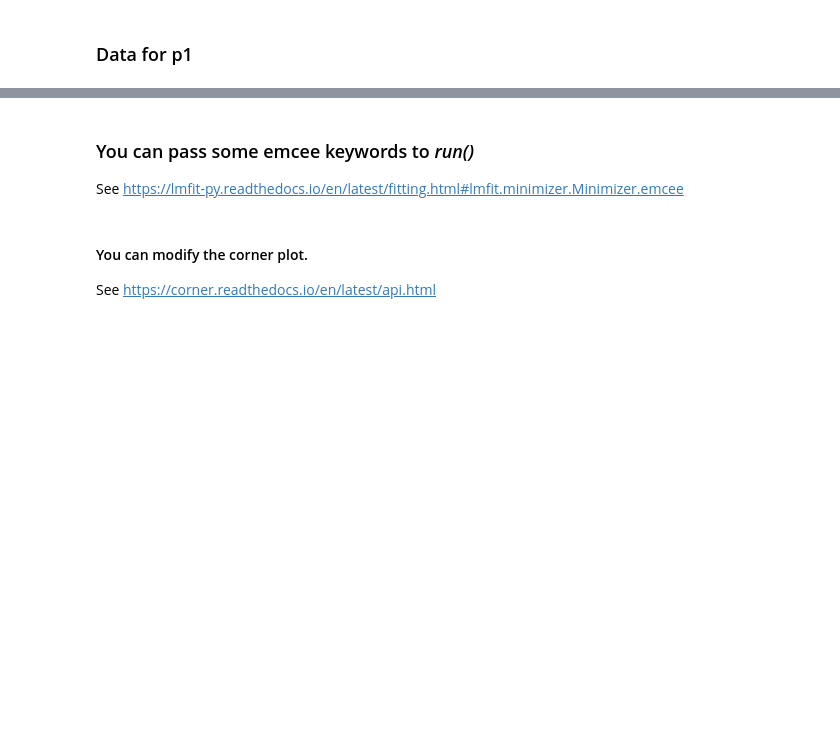
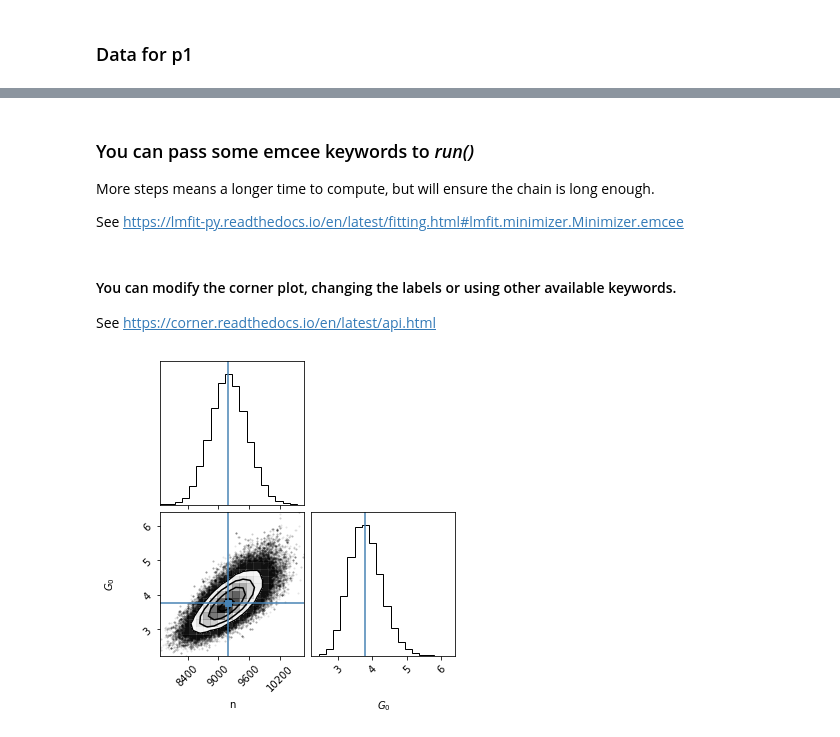
Before and after one commit to mpound/pdrtpy, a Jupyter notebook: rcw49.ipynb, the cells around one changed output, grey strips where cells are left out. Cells and saved outputs as stored; diff of their text form; code cells hidden in the pictures; blank space fills up the shorter version.

```diff
--- a/rcw49.ipynb
+++ b/rcw49.ipynb
@@ -131,11 +199,15 @@ plot1.ratios_on_models(image=True,ncols=2,meas_color=['#4daf4a'],norm='log')
 # %% [markdown]
 ### You can pass some emcee keywords to *run()*
+More steps means a longer time to compute, but will ensure the chain is long enough.
+
 See https://lmfit-py.readthedocs.io/en/latest/fitting.html#lmfit.minimizer.Minimizer.emcee
 # %%
 p1.run(method="emcee", steps=2050, burn=50)
 # %% [markdown]
-#### You can modify the corner plot.
+#### You can modify the corner plot, changing the labels or using other available keywords.
 See https://corner.readthedocs.io/en/latest/api.html
 # %%
-res = p1._fitresult[0]
+res = p1.fit_result[0]
 fig = corner.corner(res.flatchain, labels=['n','$G_0$'], truths=list(res.params.valuesdict().values()))
+# %% [output]
+[figure, added]
```
Also changed, not shown: parts of 14 cells of this notebook.
